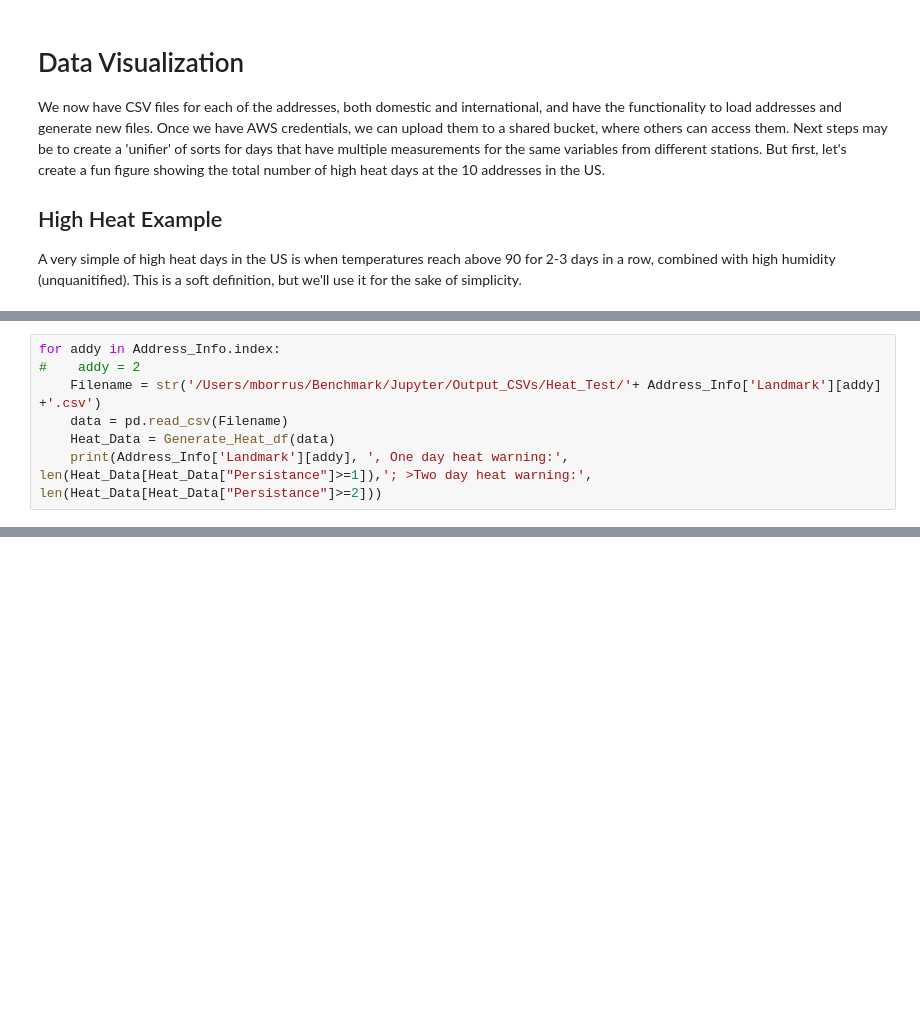
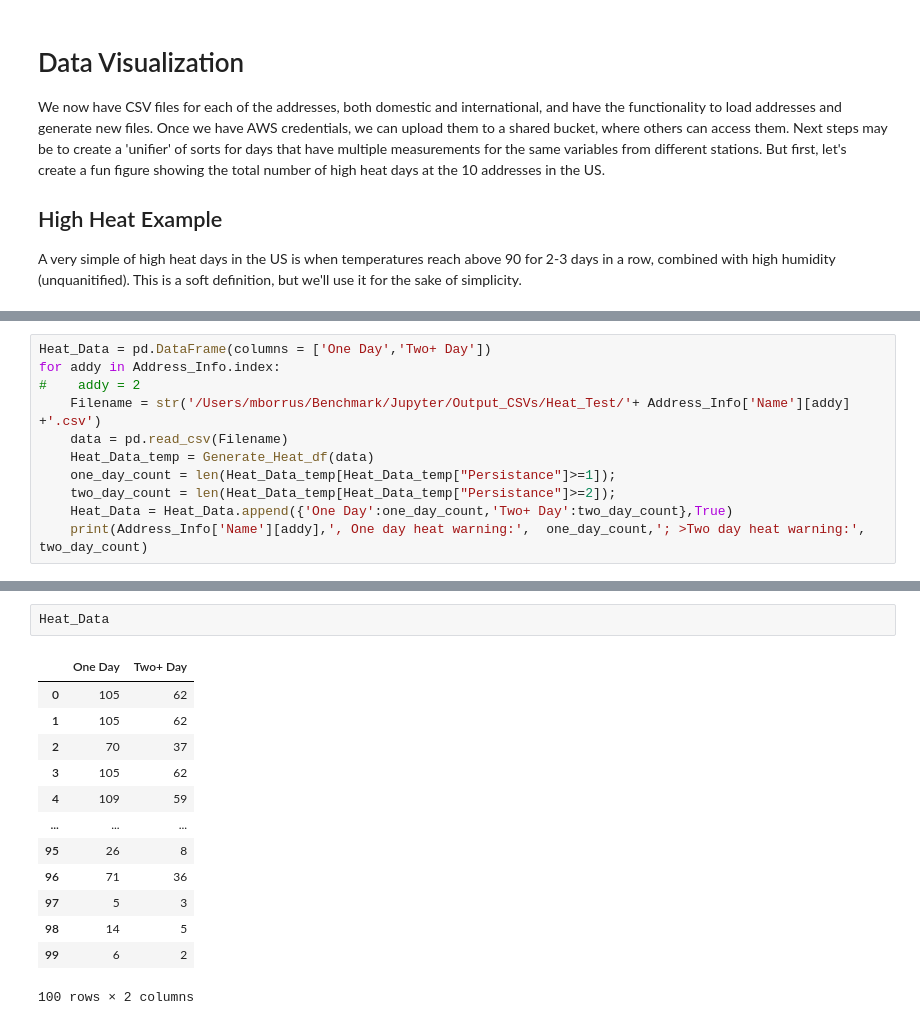
Before and after one commit to mborrus/Insurance_Weather, a Jupyter notebook: Address_to_Weather_Station.ipynb, the cells around one changed output, grey strips where cells are left out. Drawn from its saved outputs; the diff is of its cells as text; blank space fills up the shorter version.

```diff
--- a/Address_to_Weather_Station.ipynb
+++ b/Address_to_Weather_Station.ipynb
@@ -699,7 +679,0 @@ def Generate_Heat_df(data):
-# %%
-for addy in Address_Info.index:
-#    addy = 2
-    Filename = str('/Users/mborrus/Benchmark/Jupyter/Output_CSVs/Heat_Test/'+ Address_Info['Landmark'][addy] +'.csv')
-    data = pd.read_csv(Filename)
-    Heat_Data = Generate_Heat_df(data)
-    print(Address_Info['Landmark'][addy], ', One day heat warning:',  len(Heat_Data[Heat_Data["Persistance"]>=1]),'; >Two day heat warning:', len(Heat_Data[Heat_Data["Persistance"]>=2]))
@@ -720,0 +718,11 @@ len(Heat_Data[Heat_Data["Persistance"]>=2])
+# %%
+Heat_Data = pd.DataFrame(columns = ['One Day','Two+ Day'])
+for addy in Address_Info.index:
+#    addy = 2
+    Filename = str('/Users/mborrus/Benchmark/Jupyter/Output_CSVs/Heat_Test/'+ Address_Info['Name'][addy] +'.csv')
+    data = pd.read_csv(Filename)
+    Heat_Data_temp = Generate_Heat_df(data)
+    one_day_count = len(Heat_Data_temp[Heat_Data_temp["Persistance"]>=1]);
+    two_day_count = len(Heat_Data_temp[Heat_Data_temp["Persistance"]>=2]);
+    Heat_Data = Heat_Data.append({'One Day':one_day_count,'Two+ Day':two_day_count},True)
+    print(Address_Info['Name'][addy],', One day heat warning:',  one_day_count,'; >Two day heat warning:', two_day_count)
@@ -720,0 +747,16 @@ len(Heat_Data[Heat_Data["Persistance"]>=2])
+# %%
+Heat_Data
+# %% [output]
+|  | One Day | Two+ Day |
+| 0 | 105 | 62 |
+| 1 | 105 | 62 |
+| 2 | 70 | 37 |
+| 3 | 105 | 62 |
+| 4 | 109 | 59 |
+| ... | ... | ... |
+| 95 | 26 | 8 |
+| 96 | 71 | 36 |
+| 97 | 5 | 3 |
+| 98 | 14 | 5 |
+| 99 | 6 | 2 |
+100 rows × 2 columns
```
Also changed, not shown: parts of 22 cells of this notebook, 1 other file.
